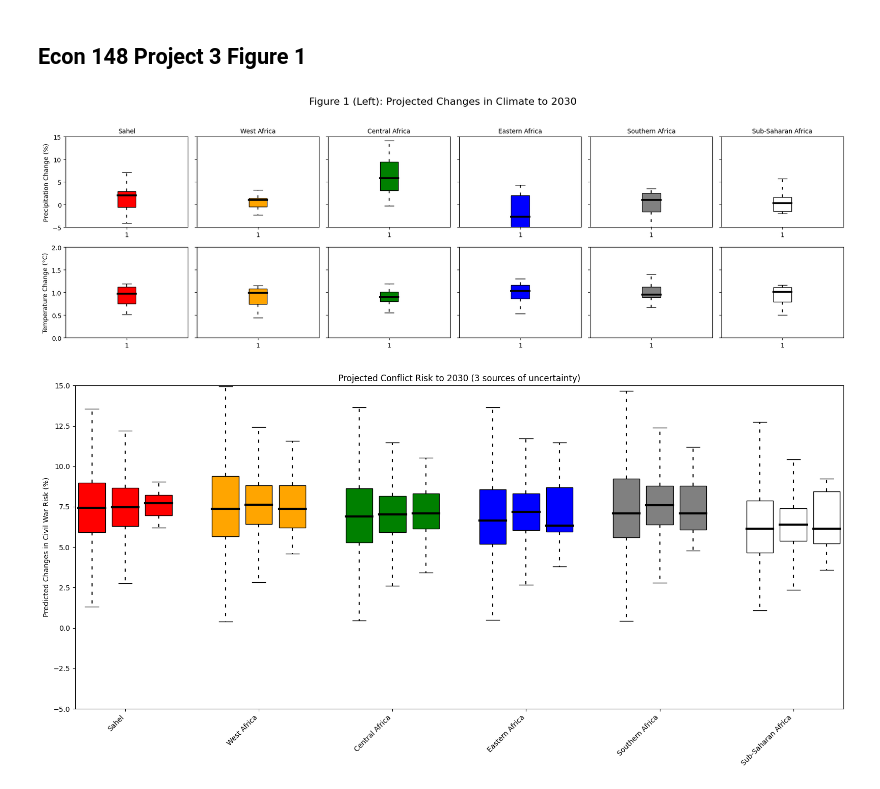
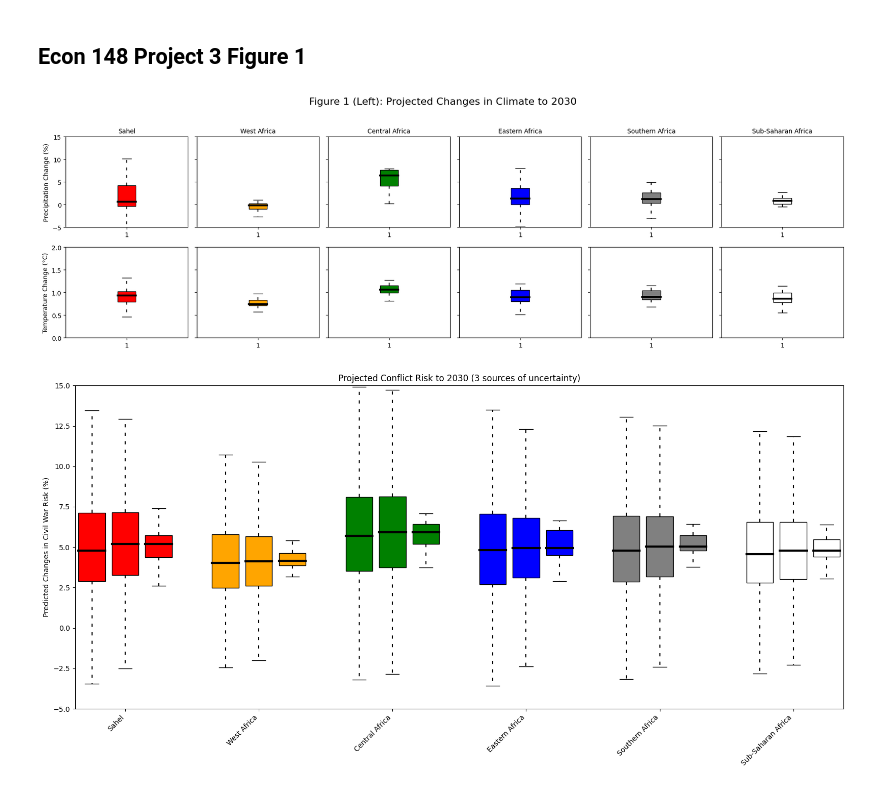
Before and after one commit to DavJHKim/Econ-148-Project-3, a Jupyter notebook: Figure1.ipynb, the cells around one changed output. Saved outputs shown, nothing was run; the diff lists cells and outputs as text; code cells hidden in the pictures.

Commit message:
Worked on Figure 1. Panel 1 is still not as accurate. Panel 2 is accurate. I am guessing it is due to the NaN values. I am filling NaN values with the mean of each model

```diff
--- a/Figure1.ipynb
+++ b/Figure1.ipynb
@@ -44,6 +49,11 @@ for i, reg_idx in enumerate(region_indices):
         changed_sum = np.sum(baseline * ratios)
         baseline_sum = np.sum(baseline)
         clim[i, 1, model] = ((changed_sum / baseline_sum) - 1) * 100
+
+    #Fill in all nans
+    mean_val = np.nanmean(clim[i, 1, :])
+    nan_indices = np.isnan(clim[i, 1, :])
+    clim[i,1,:][nan_indices] = mean_val
 # %%
 # Sub-Saharan Africa
 clim[5, :, :] = np.tensordot(unweight, clim[:5, :, :], axes=(0, 0))
@@ -60,7 +70,6 @@ colors = ['red', 'orange', 'green', 'blue', 'grey', 'white']
 # Top row: Precipitation Change (%)
 for i, region in enumerate(regions):
     precip_clean = clim[i, 1, :]
-    precip_clean = precip_clean[~np.isnan(precip_clean)]
     axes[0, i].boxplot(precip_clean,
                        patch_artist=True,
                        boxprops=dict(facecolor=colors[i]),
@@ -75,7 +84,6 @@ for i, region in enumerate(regions):
 # Bottom row: Temperature Change (°C)
 for i, region in enumerate(regions):
     temp_clean = clim[i, 0, :]
-    temp_clean = temp_clean[~np.isnan(temp_clean)]
     axes[1, i].boxplot(temp_clean,
                        patch_artist=True,
                        boxprops=dict(facecolor=colors[i]),
@@ -90,23 +98,27 @@ plt.suptitle("Figure 1 (Left): Projected Changes in Climate to 2030", fontsize=1
 plt.tight_layout(rect=[0, 0.03, 1, 0.95])
 plt.show()
 # %% [output]
-[figure, old version]
+[figure, new version]
+# %%
+# --- Figure 1 Panel 2 ---
+
+#Visualization of one of the generated bootstraps
+coefs_model_1 = pd.read_pickle('Bootstraps/bootstrap_df_1.pkl')
+coefs_model_1
+
+# Simulated OLS estimates for temp_all and temp_all_lag from Model 1
+coefs_mean = np.array([coefs_model_1["temp_all"].mean(), coefs_model_1["temp_all_lag"].mean()])
+
+#Coefs bootstrapped
+coefs_boot = coefs_model_1[["temp_all", "temp_all_lag"]].to_numpy()
+# %%
+# Simulated temp projections per region (6 regions x 20 models)
+temp_proj_models = clim[:, 0, :]
 # %%
-# --- Figure 1 Panel 2 ---
-
-# Simulated OLS estimates for temp_all and temp_all_lag from Model 1
-coefs_mean = np.array([0.0480, 0.0138])
-
-# Simulated bootstrap coefficient samples
-n_bootstrap = 10000
-coefs_boot = np.random.normal(loc=coefs_mean, scale=[0.01, 0.01], size=(n_bootstrap, 2))
-
-# Simulated temp projections per region (6 regions x 20 models)
-temp_proj_models = np.random.normal(loc=1.2, scale=0.3, size=(6, 20))
-
 # --- Simulate all 3 boxplot scenarios ---
 regions = ["Sahel", "West Africa", "Central Africa", "Eastern Africa", "Southern Africa", "Sub-Saharan Africa"]
 colors = ['red', 'orange', 'green', 'blue', 'grey', 'white']
+n_bootstrap = 10000
 
 # Storage: per region
 conflict_preds_full = []   # Full uncertainty
@@ -157,31 +169,31 @@ for i, region in enumerate(regions):
     labels.extend([region + " (full)", region + " (conflict)", region + " (climate)"])
     data.extend([
         conflict_preds_full[i],
         conflict_preds_conflict_only[i],
         conflict_preds_climate_only[i]
     ])
 
 # Make boxplots
 box = ax.boxplot(data,
                  positions=positions,
                  widths=0.8,
                  patch_artist=True,
                  showfliers= False,
                  medianprops=dict(color="black", linewidth=3),
                  whiskerprops=dict(linestyle=(0, (3, 5)), color="black", linewidth=1.5))
 
 # Color coding
 for patch, color_idx in zip(box['boxes'], np.repeat(range(6), 3)):
     patch.set_facecolor(colors[color_idx])
 
 ax.set_ylim(-5, 15)
 
 ax.set_xticks([i * 4 + 1 for i in range(6)])
 ax.set_xticklabels(regions, rotation=45, ha="right")
 ax.set_ylabel("Predicted Changes in Civil War Risk (%)")
 ax.set_title("Projected Conflict Risk to 2030 (3 sources of uncertainty)")
 
 plt.tight_layout()
 plt.show()
 # %% [output]
-[figure, old version]
+[figure, new version]
```
Also changed, not shown: parts of 2 cells of this notebook.
